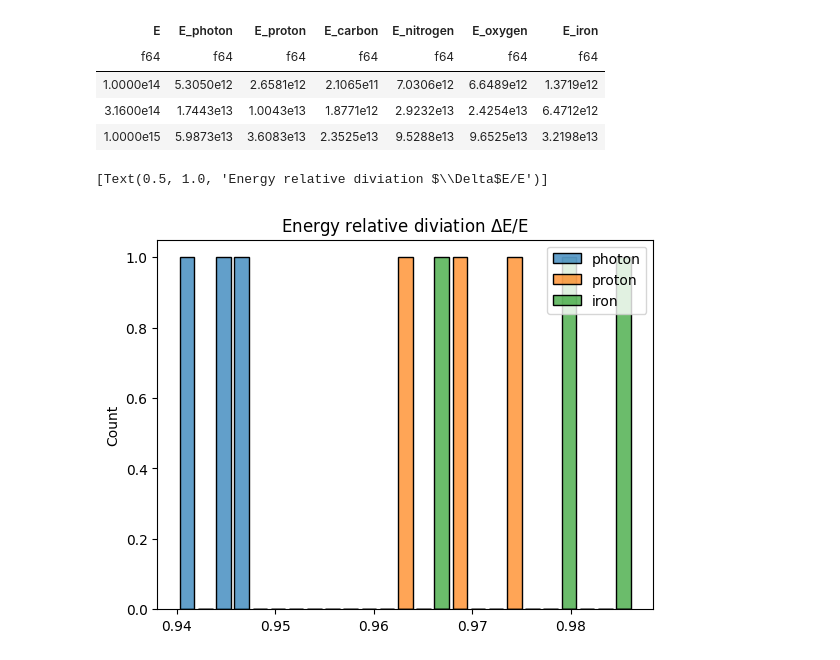
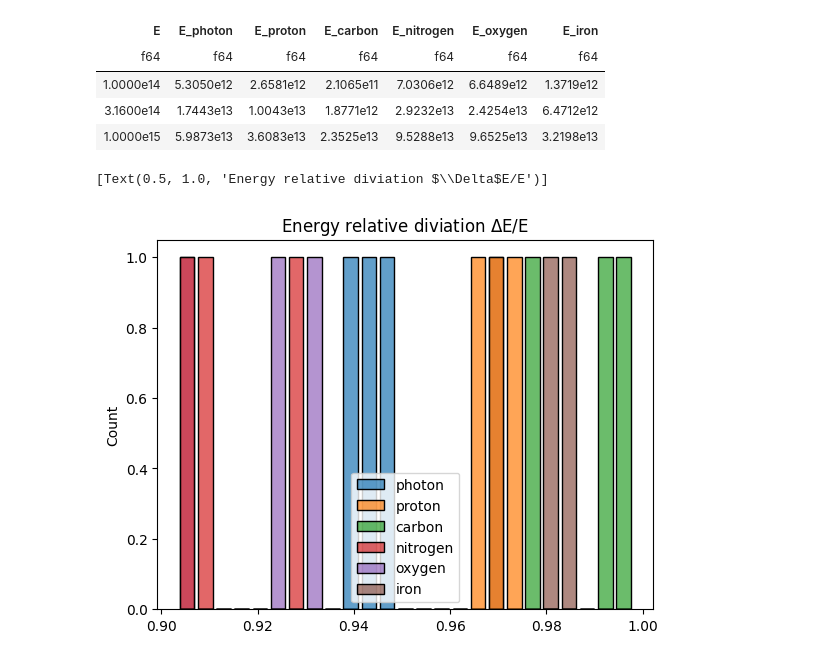
Before and after one commit to lucas-orfei/mestrado, a Jupyter notebook: array_3det.ipynb, the cells around one changed output. Cells and saved outputs as stored; diff of their text form; code cells hidden in the pictures.

```diff
--- a/array_3det.ipynb
+++ b/array_3det.ipynb
@@ -9,7 +9,7 @@ from scipy.optimize import curve_fit
 import re
 import math
 # %%
-caminho_arquivo = "tratados_3det/iron/iron1E15"
+caminho_arquivo = "tratados_3det/oxygen/oxygen3.16E15"
 
 def processar_arquivo(nome_arquivo):
     # Listas para armazenar as detecções por tipo de partícula e por detector
@@ -166,23 +220,0 @@ shape: (1, 12)
-# %%
-rho = [
-    df2['rho1'][0],
-    df2['rho2'][0],
-    df2['rho3'][0]
-]
-
-r_b = [
-    df2['r1_b'][0],
-    df2['r2_b'][0],
-    df2['r3_b'][0]
-]
-print(rho,r_b)
-
-
-data2 = {
-    'rho':rho,
-    'r_b':r_b
-}
-
-df3 = pl.DataFrame(data2)
-
-#df3.write_csv('bary_dat/' + caminho_arquivo.split('/')[-1] + '_bary.csv', separator= '\t', include_header= False)
@@ -758,23 +842,35 @@ shape: (3, 7)
 # %%
 DeltaE_photon = []
 DeltaE_proton = []
+DeltaE_carbon = []
+DeltaE_nitrogen = []
+DeltaE_oxygen = []
 DeltaE_iron = []
 
 for i in range(len(E_real)):
     aux = (E_real[i] - E_photon[i])/E_real[i]
     aux2 = (E_real[i] - E_proton[i])/E_real[i]
-    aux3 = (E_real[i] - E_iron[i])/E_real[i]
+    aux3 = (E_real[i] - E_carbon[i])/E_real[i]
+    aux4 = (E_real[i] - E_nitrogen[i])/E_real[i]
+    aux5 = (E_real[i] - E_oxygen[i])/E_real[i]
+    aux6 = (E_real[i] - E_iron[i])/E_real[i]
     DeltaE_photon.append(aux)
     DeltaE_proton.append(aux2)
-    DeltaE_iron.append(aux3)
+    DeltaE_carbon.append(aux3)
+    DeltaE_nitrogen.append(aux4)
+    DeltaE_oxygen.append(aux5)
+    DeltaE_iron.append(aux6)
 
 data = {
     'photon':DeltaE_photon,
     'proton':DeltaE_proton,
+    'carbon':DeltaE_carbon,
+    'nitrogen':DeltaE_nitrogen,
+    'oxygen':DeltaE_oxygen,
     'iron':DeltaE_iron
 }
 
 sns.histplot(data=data, bins= 25, shrink=0.8, alpha = 0.7).set(title = 'Energy relative diviation $\Delta$E/E')
 # %% [output]
 [Text(0.5, 1.0, 'Energy relative diviation $\\Delta$E/E')]
-[figure, old version]
+[figure, new version]
```
Also changed, not shown: parts of 15 cells of this notebook.
